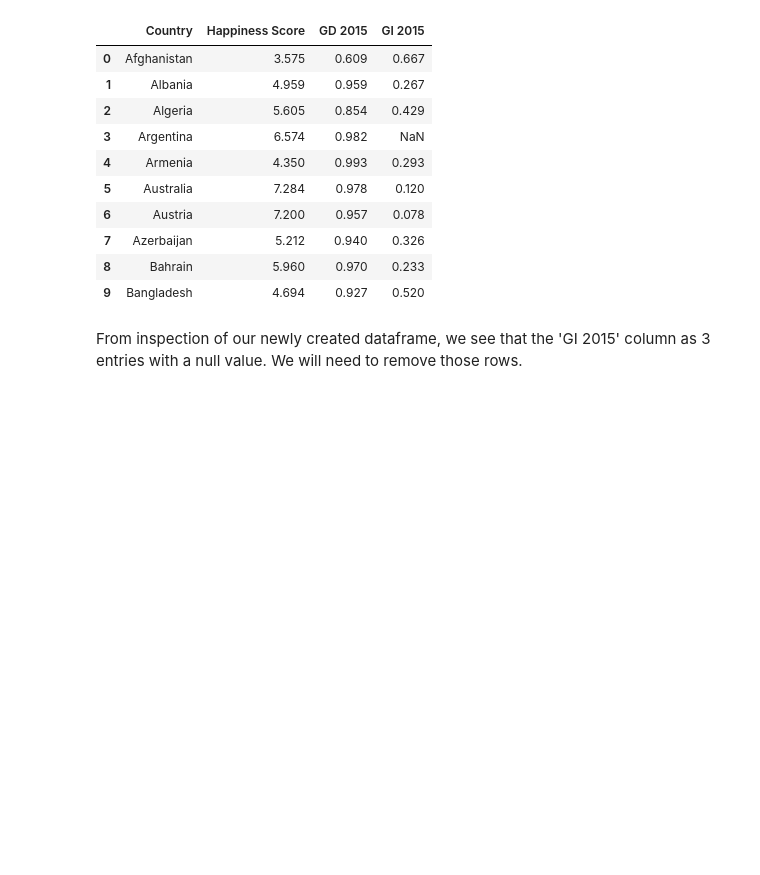
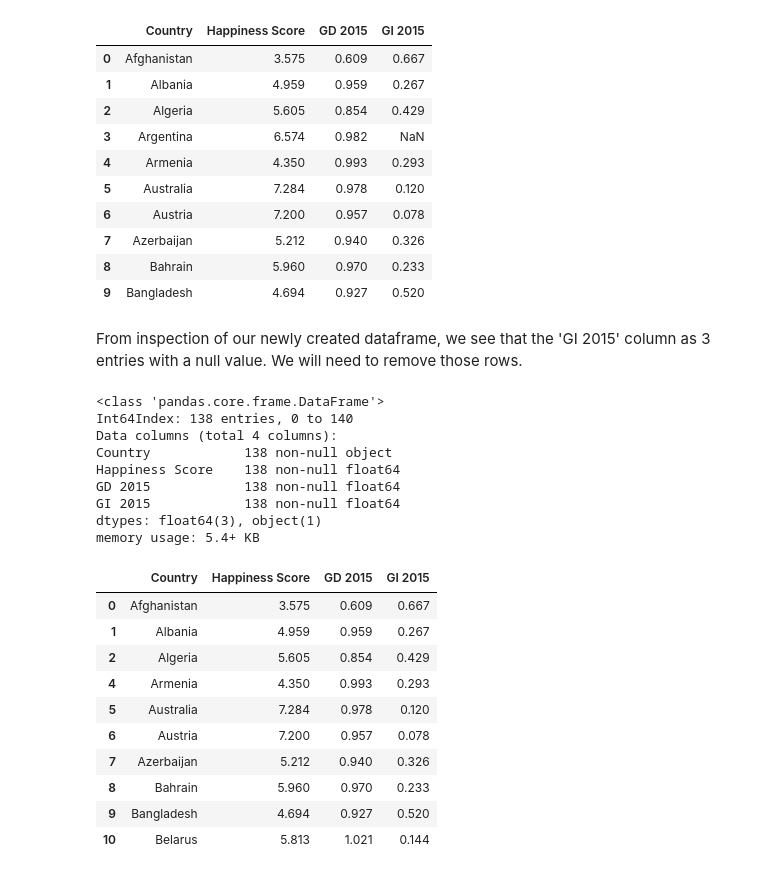
Before and after one commit to nina-driver/Springboard-Capstone-Project-1, a Jupyter notebook: Data Wrangling.ipynb, the cells around one changed output. Cells and saved outputs as stored; diff of their text form; code cells hidden in the pictures; blank space fills up the shorter version.

```diff
--- a/Data Wrangling.ipynb
+++ b/Data Wrangling.ipynb
@@ -231,11 +230,9 @@ diff_countries
 |  | 145 | Timor-Leste |
 # %% [markdown]
 After inspecting and comparing concatenated dataframes, I will remove the countries that do no match by slicing the dataframe using the multiindex and using the .drop() method
-# %%
-gi_remove = diff_countries.loc['GI', :].index
-gd_remove = diff_countries.loc['GD', :].index
-gi_2015 = gi_2015.drop(gi_remove, axis=0)
-gd_2015 = gd_2015.drop(gd_remove, axis=0)
+# %%
+gi_2015 = dw.remove_country(diff_countries, 'GI', gi_2015)
+gd_2015 = dw.remove_country(diff_countries, 'GD', gd_2015)
 # %% [markdown]
 We can run .concat() again and see that there are no differences in the 'Country' column of the gi_2015 and gd_2015. Inspecting the updated dataframes, we see that both have 155 entries
 # %%
@@ -265,7 +262,7 @@ memory usage: 3.6+ KB
 # %% [markdown]
 Now it's finally time to merge the two dataframes!
 # %%
-gd_gi_2015 = gd_2015.merge(gi_2015, on='Country', how='left')
+gd_gi_2015 = dw.merge_df(gd_2015, gi_2015, 'Country', 'left')
 gd_gi_2015.head(25)
 # %% [output]
 |  | Country | GD 2015 | GI 2015 |
@@ -354,7 +347,7 @@ pd.concat([wh_countries,gd_gi_countries]).drop_duplicates(keep=False)
 # %% [markdown]
 We are now ready to merge the two dataframes and inspect!
 # %%
-wh_by_gd = wh_2015.merge(gd_gi_2015, on='Country', how='left')
+wh_by_gd = dw.merge_df(wh_2015, gd_gi_2015, 'Country', 'left')
 wh_by_gd.info()
 wh_by_gd.head(10)
 # %% [output]
@@ -380,3 +373,28 @@ memory usage: 5.5+ KB
 | 9 | Bangladesh | 4.694 | 0.927 | 0.520 |
 # %% [markdown]
 From inspection of our newly created dataframe, we see that the 'GI 2015' column as 3 entries with a null value. We will need to remove those rows.
+# %%
+wh_gd_2015 = wh_by_gd.dropna()
+wh_gd_2015.info()
+wh_gd_2015.head(10)
+# %% [output]
+<class 'pandas.core.frame.DataFrame'>
+Int64Index: 138 entries, 0 to 140
+Data columns (total 4 columns):
+Country            138 non-null object
+Happiness Score    138 non-null float64
+GD 2015            138 non-null float64
+GI 2015            138 non-null float64
+dtypes: float64(3), object(1)
+memory usage: 5.4+ KB
+|  | Country | Happiness Score | GD 2015 | GI 2015 |
+| 0 | Afghanistan | 3.575 | 0.609 | 0.667 |
+| 1 | Albania | 4.959 | 0.959 | 0.267 |
+| 2 | Algeria | 5.605 | 0.854 | 0.429 |
+| 4 | Armenia | 4.350 | 0.993 | 0.293 |
+| 5 | Australia | 7.284 | 0.978 | 0.120 |
+| 6 | Austria | 7.200 | 0.957 | 0.078 |
+| 7 | Azerbaijan | 5.212 | 0.940 | 0.326 |
+| 8 | Bahrain | 5.960 | 0.970 | 0.233 |
+| 9 | Bangladesh | 4.694 | 0.927 | 0.520 |
+| 10 | Belarus | 5.813 | 1.021 | 0.144 |
```
Also changed, not shown: parts of 11 cells of this notebook, 2 other files.
